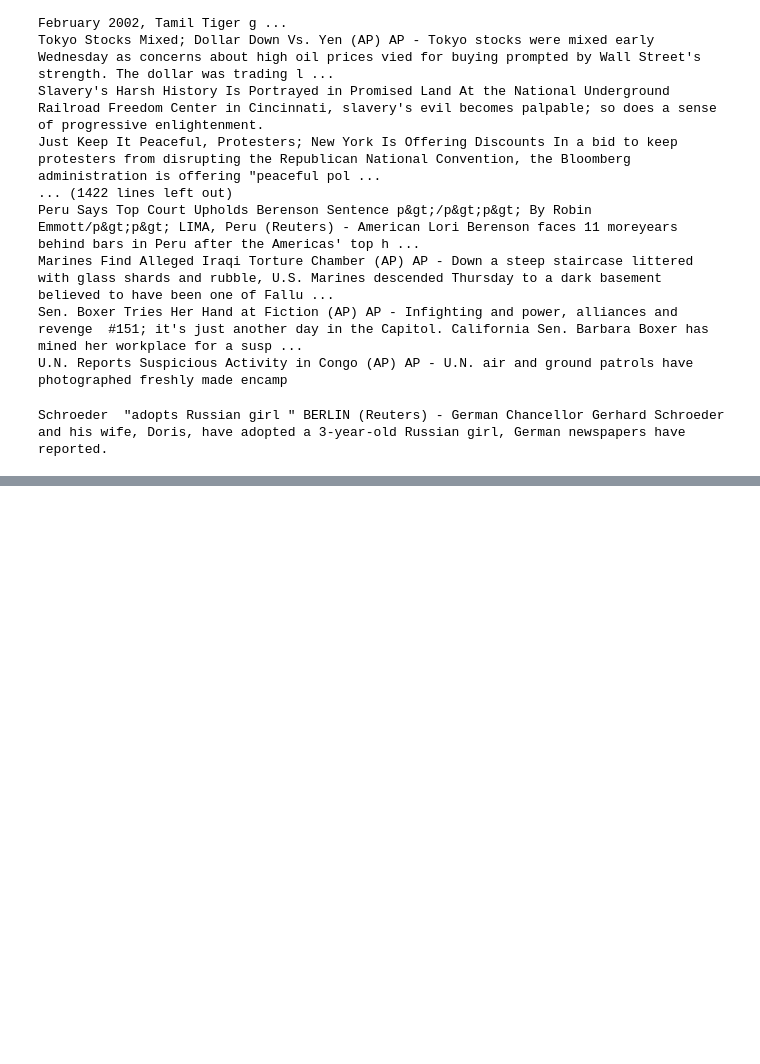
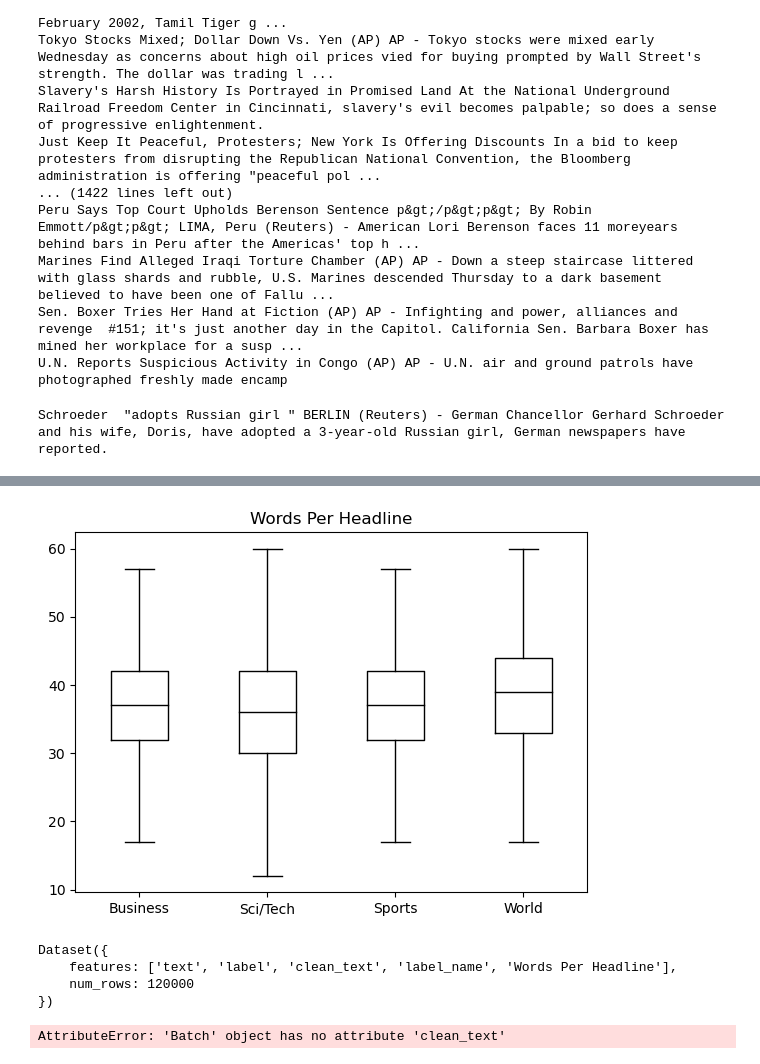
Before and after one commit to ramaiyaKushal/fsdl-2022-weakly-supervised-project, a Jupyter notebook: snorkel.ipynb, the cells around one changed output, grey strips where cells are left out. Drawn from its saved outputs; the diff is of its cells as text; code cells hidden in the pictures; blank space fills up the shorter version.

```diff
--- a/snorkel.ipynb
+++ b/snorkel.ipynb
@@ -322,0 +424,9 @@ print()
+# %%
+news_df["Words Per Headline"] = news_df["text"].str.split().apply(len)
+news_df.boxplot("Words Per Headline", by="label_name", grid=False, showfliers=False,
+           color="black")
+plt.suptitle("")
+plt.xlabel("")
+plt.show()
+# %% [output]
+[figure, added]
@@ -322,0 +441,12 @@ print()
+# %%
+dataset = Dataset.from_pandas(news_df)
+dataset
+# %% [output]
+Dataset({
+    features: ['text', 'label', 'clean_text', 'label_name', 'Words Per Headline'],
+    num_rows: 120000
+})
+# %%
+news_encoded = dataset.map(tokenize, batched=True, batch_size=None)
+# %% [output]
+AttributeError: 'Batch' object has no attribute 'clean_text'
```
Also changed, not shown: parts of 20 cells of this notebook.
